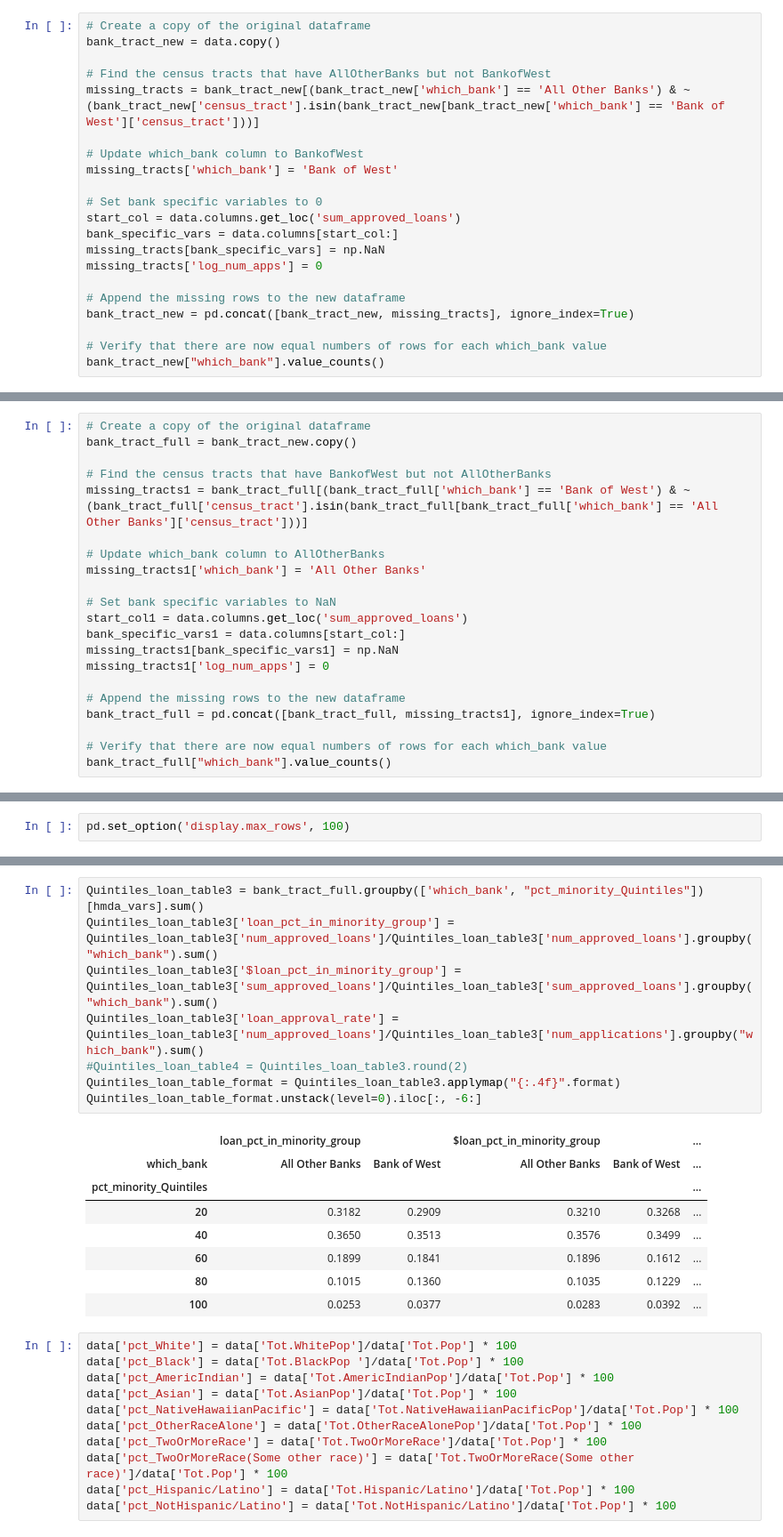
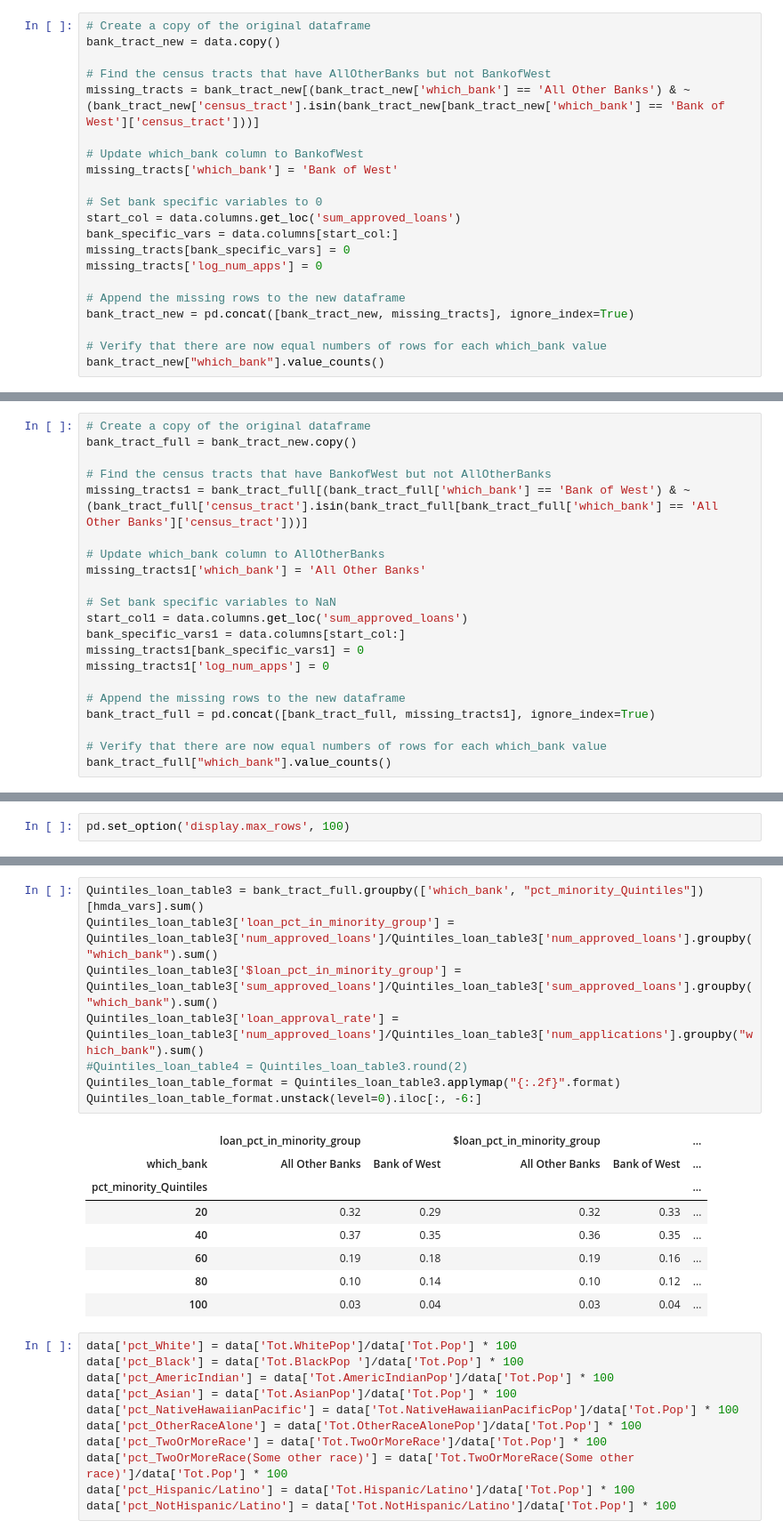
Before and after one commit to LeDataSciFi/FinTech-Capstone-2023, a Jupyter notebook: code/Descriptive_Statistics.ipynb, the cells around one changed output, grey strips where cells are left out. Shown at 89% size. Drawn from its saved outputs; the diff is of its cells as text.

```diff
--- a/code/Descriptive_Statistics.ipynb
+++ b/code/Descriptive_Statistics.ipynb
@@ -296,7 +296,7 @@ missing_tracts['which_bank'] = 'Bank of West'
 # Set bank specific variables to 0
 start_col = data.columns.get_loc('sum_approved_loans')
 bank_specific_vars = data.columns[start_col:]
-missing_tracts[bank_specific_vars] = np.NaN
+missing_tracts[bank_specific_vars] = 0
 missing_tracts['log_num_apps'] = 0
 
 # Append the missing rows to the new dataframe
@@ -336,7 +336,7 @@ missing_tracts1['which_bank'] = 'All Other Banks'
 # Set bank specific variables to NaN
 start_col1 = data.columns.get_loc('sum_approved_loans')
 bank_specific_vars1 = data.columns[start_col:]
-missing_tracts1[bank_specific_vars1] = np.NaN
+missing_tracts1[bank_specific_vars1] = 0
 missing_tracts1['log_num_apps'] = 0
 
 # Append the missing rows to the new dataframe
@@ -408,20 +408,20 @@ Quintiles_loan_table1
 # %%
 Quintiles_loan_table3 = bank_tract_full.groupby(['which_bank', "pct_minority_Quintiles"])[hmda_vars].sum()
 Quintiles_loan_table3['loan_pct_in_minority_group'] = Quintiles_loan_table3['num_approved_loans']/Quintiles_loan_table3['num_approved_loans'].groupby("which_bank").sum()
 Quintiles_loan_table3['$loan_pct_in_minority_group'] = Quintiles_loan_table3['sum_approved_loans']/Quintiles_loan_table3['sum_approved_loans'].groupby("which_bank").sum()
 Quintiles_loan_table3['loan_approval_rate'] = Quintiles_loan_table3['num_approved_loans']/Quintiles_loan_table3['num_applications'].groupby("which_bank").sum()
 #Quintiles_loan_table4 = Quintiles_loan_table3.round(2)
-Quintiles_loan_table_format = Quintiles_loan_table3.applymap("{:.4f}".format)
+Quintiles_loan_table_format = Quintiles_loan_table3.applymap("{:.2f}".format)
 Quintiles_loan_table_format.unstack(level=0).iloc[:, -6:]
 # %% [output]
 |  | loan_pct_in_minority_group |  | $loan_pct_in_minority_group |  | ... |
 | which_bank | All Other Banks | Bank of West | All Other Banks | Bank of West | ... |
 | pct_minority_Quintiles |  |  |  |  | ... |
-| 20 | 0.3182 | 0.2909 | 0.3210 | 0.3268 | ... |
-| 40 | 0.3650 | 0.3513 | 0.3576 | 0.3499 | ... |
-| 60 | 0.1899 | 0.1841 | 0.1896 | 0.1612 | ... |
-| 80 | 0.1015 | 0.1360 | 0.1035 | 0.1229 | ... |
-| 100 | 0.0253 | 0.0377 | 0.0283 | 0.0392 | ... |
+| 20 | 0.32 | 0.29 | 0.32 | 0.33 | ... |
+| 40 | 0.37 | 0.35 | 0.36 | 0.35 | ... |
+| 60 | 0.19 | 0.18 | 0.19 | 0.16 | ... |
+| 80 | 0.10 | 0.14 | 0.10 | 0.12 | ... |
+| 100 | 0.03 | 0.04 | 0.03 | 0.04 | ... |
 # %%
 data['pct_White'] = data['Tot.WhitePop']/data['Tot.Pop'] * 100
 data['pct_Black'] = data['Tot.BlackPop ']/data['Tot.Pop'] * 100
```
Also changed, not shown: parts of 3 cells of this notebook.
